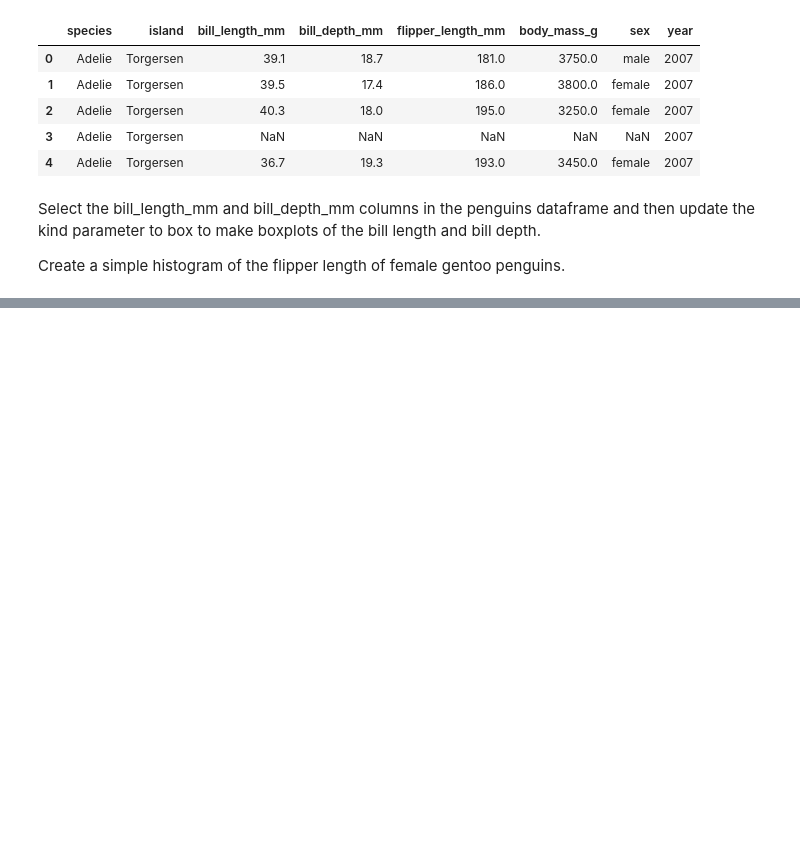
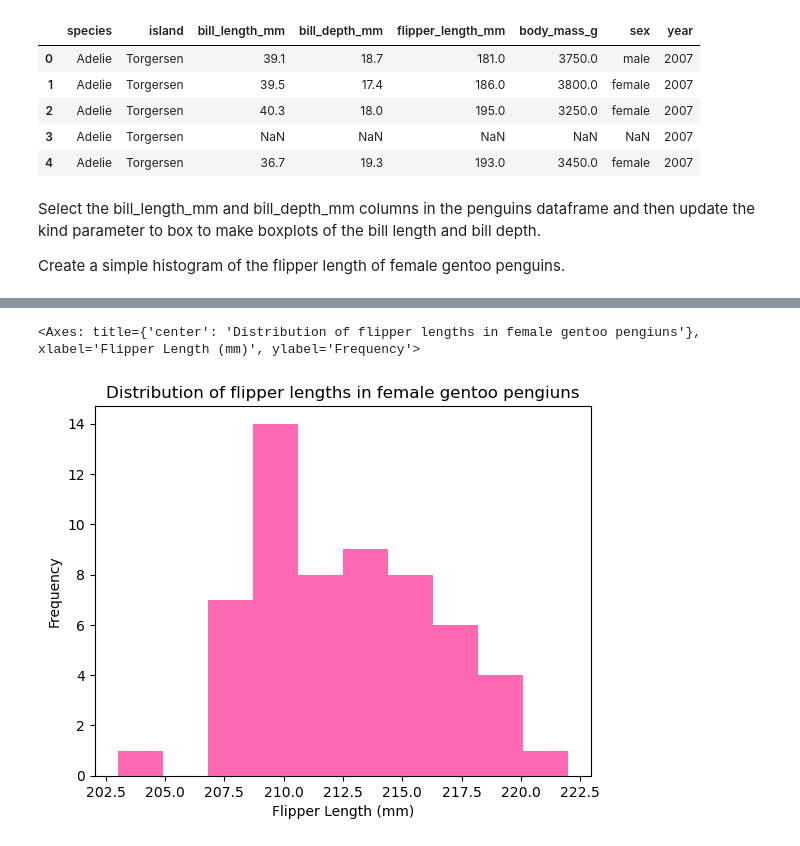
Before and after one commit to vedikaS-byte/eds-220-2025-in-class, a Jupyter notebook: week2-plotting.ipynb, the cells around one changed output, grey strips where cells are left out. Cells and saved outputs as stored; diff of their text form; code cells hidden in the pictures; blank space fills up the shorter version.

```diff
--- a/week2-plotting.ipynb
+++ b/week2-plotting.ipynb
@@ -116,0 +118,4 @@ penguins_subset.plot(kind='box')
+# %%
+#Create a simple histogram of the flipper length of female gentoo penguins.
+female_gentoos = penguins[(penguins["sex"] == "female") & (penguins["species"]== "Gentoo")]
+female_gentoos.head()
@@ -116,0 +129,6 @@ penguins_subset.plot(kind='box')
+# %%
+female_gentoos["flipper_length_mm"].plot(kind = "hist", title = "Distribution of flipper lengths in female gentoo pengiuns",
+                                        xlabel = "Flipper Length (mm)", color = "hotpink")
+# %% [output]
+<Axes: title={'center': 'Distribution of flipper lengths in female gentoo pengiuns'}, xlabel='Flipper Length (mm)', ylabel='Frequency'>
+[figure, added]
```
Also changed, not shown: parts of 3 cells of this notebook, 2 other files.
